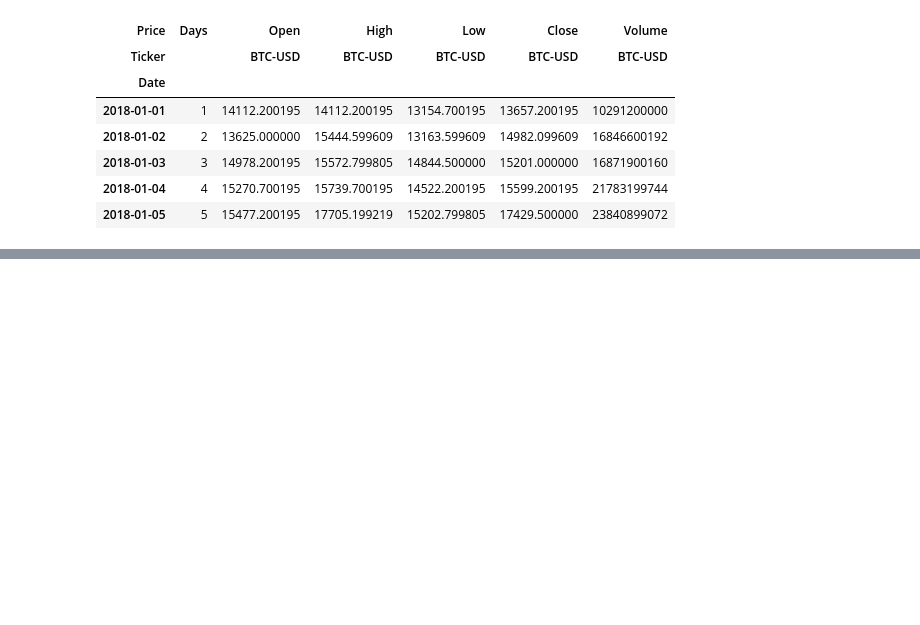
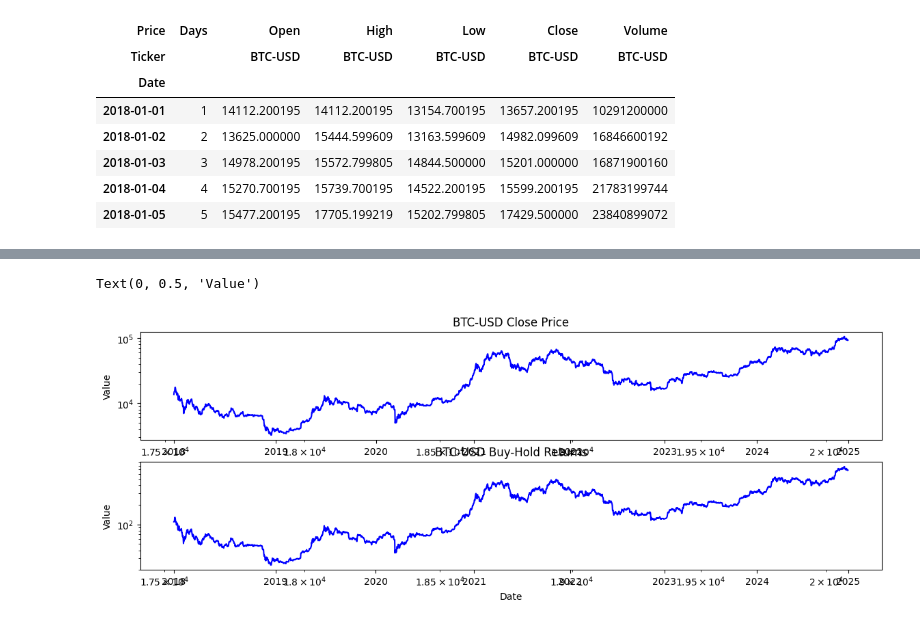
Before and after one commit to QuantLapse/Public-Data-Research-and-Analysis, a Jupyter notebook: Base-Filter-Strategy-2026.ipynb, the cells around one changed output, grey strips where cells are left out. Drawn from its saved outputs; the diff is of its cells as text; code cells hidden in the pictures; blank space fills up the shorter version.

```diff
--- a/Base-Filter-Strategy-2026.ipynb
+++ b/Base-Filter-Strategy-2026.ipynb
@@ -57,0 +84,18 @@ def stc(length=16, fast_length=24, slow_length=89):
+# %%
+#//========= / Standard Deviation EMA / =============//
+
+ema_length = int(input("Enter EMA length for Standard Deviation: "))
+std_multiplier = float(input("Enter Standard Deviation Multiplier: "))
+
+ema = ta.EMA(close, timeperiod=ema_length)
+std = ta.STDDEV(close, timeperiod=ema_length) * std_multiplier
+
+upperband = ema + std
+lowerband = ema - std
+
+df['EMA Upperband'] = upperband
+df['EMA Lowerband'] = lowerband
+long_ema =close > df['EMA Upperband'].values
+short_ema = close < df['EMA Lowerband'].values
+
+color_ema = np.where(long_ema, 'green', np.where(short_ema, 'red', 'gray'))
@@ -57,0 +157,9 @@ def stc(length=16, fast_length=24, slow_length=89):
+# %%
+# returns
+starting_equity = float(input("Enter the starting equity: "))
+bh_equity = starting_equity
+strategy_equity = starting_equity
+
+
+df["BH Returns"] = bh_equity * (df["Close"] / df["Close"].shift(1)).cumprod()
+df.head()
@@ -57,0 +175,17 @@ def stc(length=16, fast_length=24, slow_length=89):
+# %%
+# Plottinfg
+plt.figure(figsize=(14, 7))
+plt.subplot(3, 1, 1)
+plt.loglog(df.index,df["Close"], label="Close Price", color="blue")
+plt.title("BTC-USD Close Price")
+plt.xlabel("Date")
+plt.ylabel("Value")
+
+plt.subplot(3, 1, 2)
+plt.loglog(df["BH Returns"], label="Buy-Hold Returns", color="blue")
+plt.title("BTC-USD Buy-Hold Returns")
+plt.xlabel("Date")
+plt.ylabel("Value")
+# %% [output]
+Text(0, 0.5, 'Value')
+[figure, added]
```
Also changed, not shown: parts of 7 cells of this notebook.
